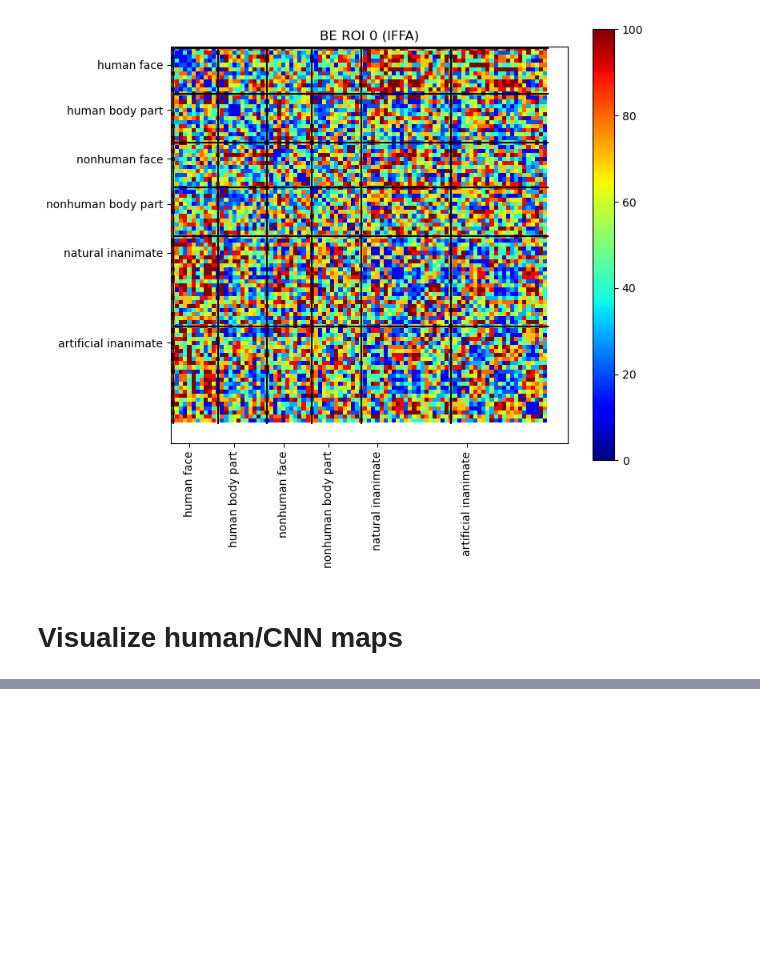
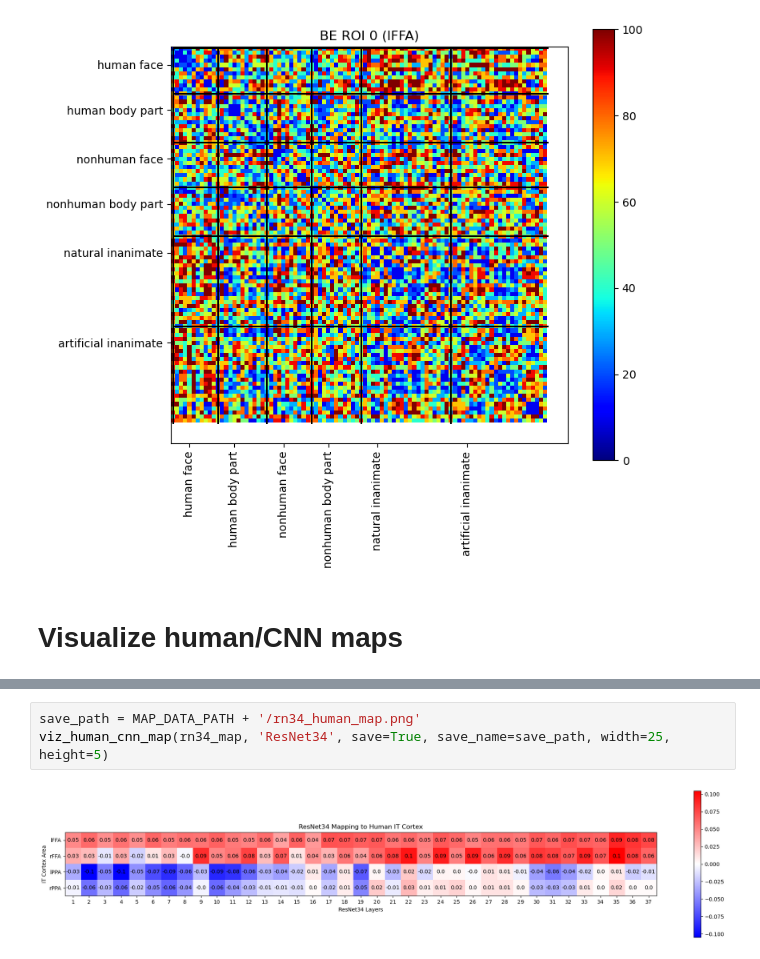
Before and after one commit to Olivia-Yoo/neuro140, a Jupyter notebook: code/figures.ipynb, the cells around one changed output, grey strips where cells are left out. Saved outputs shown, nothing was run; the diff lists cells and outputs as text; blank space fills up the shorter version.

```diff
--- a/code/figures.ipynb
+++ b/code/figures.ipynb
@@ -210,0 +210,5 @@ plt.show()
+# %%
+save_path = MAP_DATA_PATH + '/rn34_human_map.png'
+viz_human_cnn_map(rn34_map, 'ResNet34', save=True, save_name=save_path, width=25, height=5)
+# %% [output]
+[figure, added]
```
Also changed, not shown: parts of 16 cells of this notebook, 8 other files.
